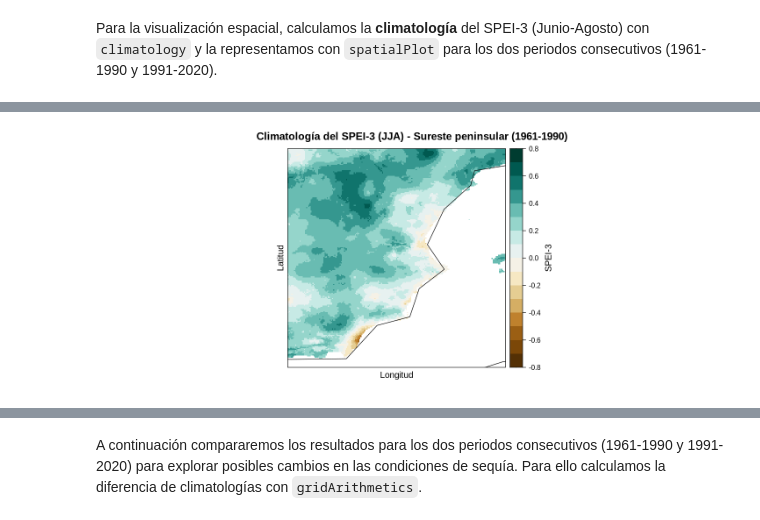
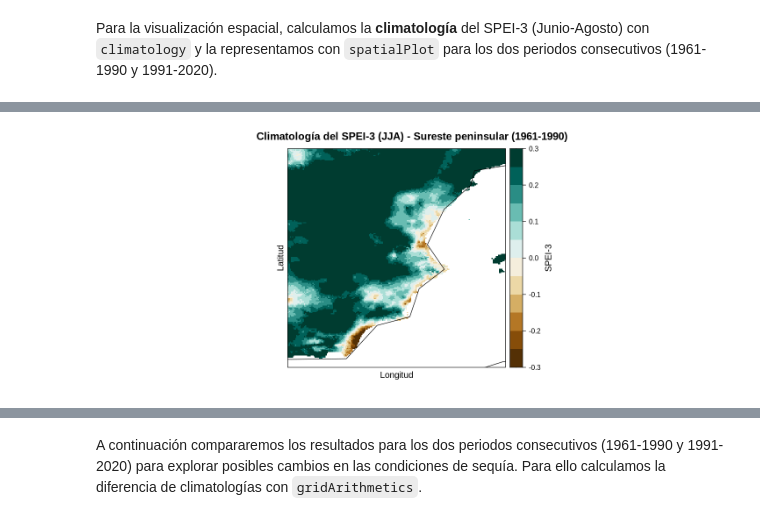
Before and after one commit to SantanderMetGroup/PTI-Clima-Datalab, a Jupyter notebook: Notebooks/R/calculo_indices_SPEI-3_PTI-grid_R.ipynb, the cells around one changed output, grey strips where cells are left out. Saved outputs shown, nothing was run; the diff lists cells and outputs as text; code cells hidden in the pictures.

Commit message:
Change plot scale SPEI-3 R script

```diff
--- a/Notebooks/R/calculo_indices_SPEI-3_PTI-grid_R.ipynb
+++ b/Notebooks/R/calculo_indices_SPEI-3_PTI-grid_R.ipynb
@@ -320,7 +320,9 @@ spei3.p1 <- subsetGrid(spei3.jja, years = 1961:1990)
 spei3.p2 <- subsetGrid(spei3.jja, years = 1991:2020)
 # %%
 spatialPlot(climatology(spei3.p1),
-            at             = seq(-0.8, 0.8, 0.1),
+            at             = seq(-0.3, 0.3, 0.05),
+            set.min        = -0.3,
+            set.max        = 0.3,
             main           = "Climatología del SPEI-3 (JJA) - Sureste peninsular (1961-1990)",
             backdrop.theme = "coastline",
             color.theme    = "BrBG",
@@ -335,3 +337,3 @@ spatialPlot(climatology(spei3.p1),
-[figure, old version]
+[figure, new version]
 # %%
 spatialPlot(climatology(spei3.p2),
```
Also changed, not shown: parts of 3 cells of this notebook.
